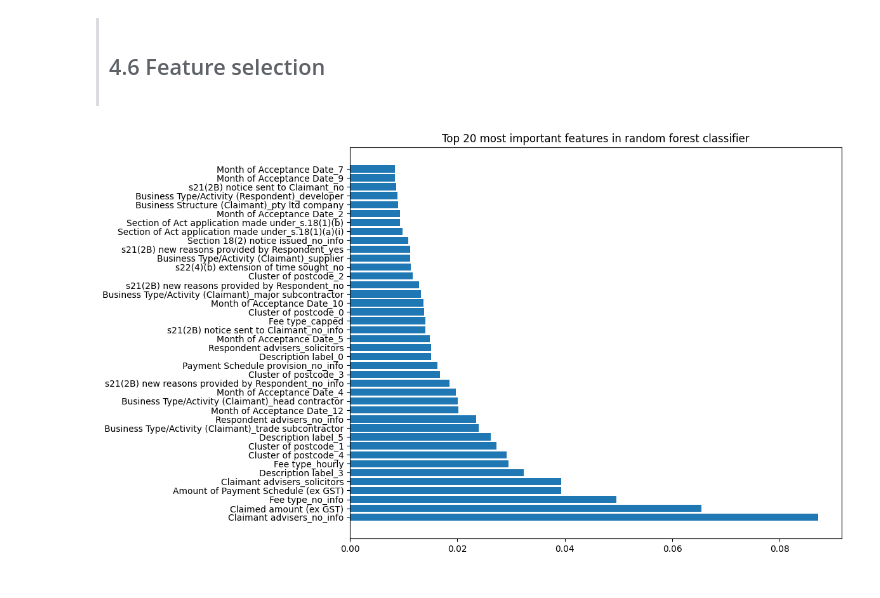
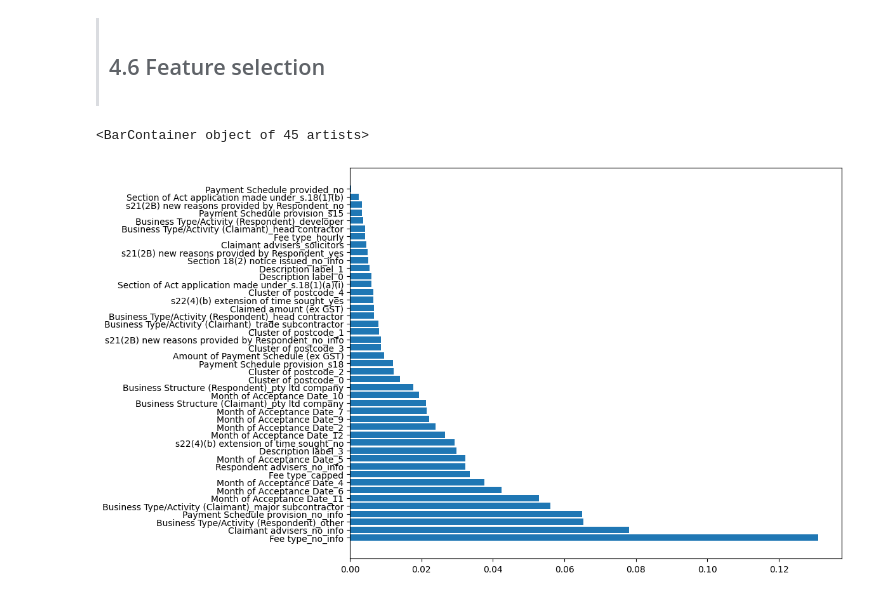
Before and after one commit to Guticar94/COMP20008_Assignment_2, a Jupyter notebook: main.ipynb, the cells around one changed output. Drawn from its saved outputs; the diff is of its cells as text; code cells hidden in the pictures.

```diff
--- a/main.ipynb
+++ b/main.ipynb
@@ -1279,0 +1520,37 @@ plt.show()
+# %%
+# scikit-learn bootstrap
+from sklearn.utils import resample
+
+n = X_.shape[0]
+
+# Storing the metrics for each dataset
+accuracies_xg = []
+precisions_xg = []
+recalls_xg = []
+f1s_xg = []
+
+# Loop through each dataset, split data based on bootstrapping indices + fit model + evaluate
+for i in range(10):
+    # prepare bootstrap sample
+    boot_index = resample(range(n), replace=True, n_samples=n, random_state=i)
+    # out of bag observations
+    oob_index = [x for x in range(n) if x not in boot_index]
+    # Split datasets
+    X_train = X_.iloc[boot_index,:]
+    X_test = X_.iloc[oob_index,:]
+    y_train = y.iloc[boot_index]
+    y_test = y.iloc[oob_index]
+
+    # Train
+    # Instanciate model
+    xg_model = XGBClassifier(random_state=1)
+    xg_model.fit(X_train_os, y_train_os)
+
+    # Predict
+    y_pred = xg_model.predict(X_test)
+
+    # Evaluate
+    accuracies_xg.append(accuracy_score(y_test, y_pred))
+    recalls_xg.append(recall_score(y_test, y_pred))
+    precisions_xg.append(precision_score(y_test, y_pred))
+    f1s_xg.append(f1_score(y_test, y_pred))
@@ -1281,12 +1590,11 @@ plt.show()
 <blockquote style="padding: 10px;">
 <h2>4.6 Feature selection
 # %%
-features = pd.DataFrame(modelRF.feature_importances_, X_.columns, columns=['importance']).sort_values('importance', ascending=False).reset_index(names = 'feat')
-features = features[features['importance']>0][:40]
+features = pd.DataFrame(xg_model.feature_importances_, X_.columns, columns=['importance']).sort_values('importance', ascending=False).reset_index(names = 'feat')
+features = features[features['importance']>0]
 
 plt.figure(figsize=(10, 8))
 plt.barh(features['feat'], features['importance'])
-plt.title('Top 20 most important features in random forest classifier')
-plt.show()
 # %% [output]
+<BarContainer object of 45 artists>
-[figure, old version]
+[figure, new version]
```
Also changed, not shown: parts of 68 cells of this notebook.
